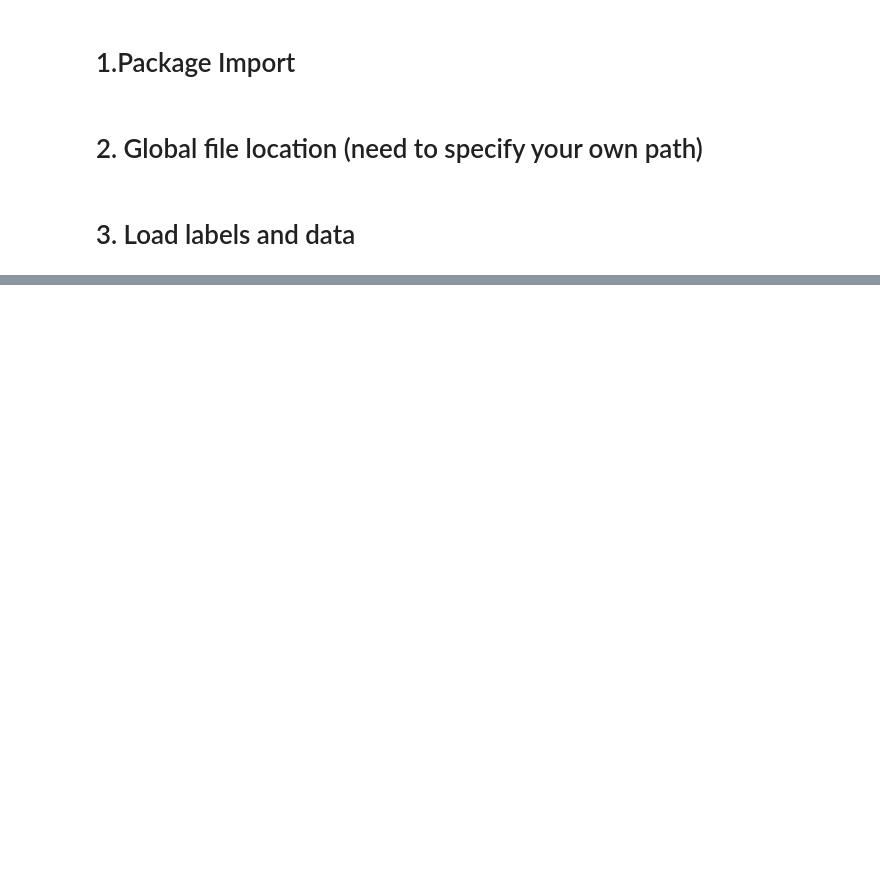
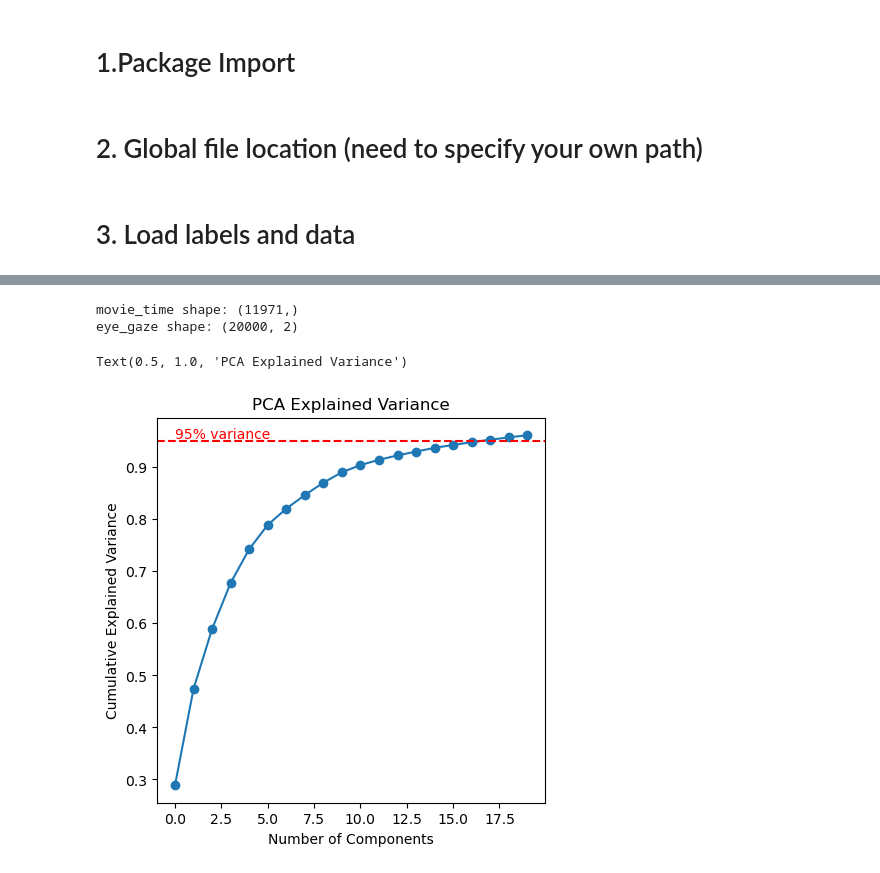
Before and after one commit to DanteLONG-NEO/CompNeuro_CDT, a Jupyter notebook: notebook/notebook.ipynb, the cells around one changed output, grey strips where cells are left out. Saved outputs shown, nothing was run; the diff lists cells and outputs as text; code cells hidden in the pictures; blank space fills up the shorter version.

```diff
--- a/notebook/notebook.ipynb
+++ b/notebook/notebook.ipynb
@@ -83,19 +97,24 @@ io.close()
 sub_nums = [41]
 
 data = load_data_into_dict.load_multimodal_subjects(
-    sub_nums=sub_nums,
+    sub_nums=[41],
     nwb_root=NWB_DIR,
     bids_root=BIDS_DIR,
     max_nwb_samples=20000,
-    load_fmri=False,
     resample_lfp=False,
-    use_movie_time_as_grid=False,
+    use_movie_time_as_grid=True,
+    compute_firing_rate=False,
+    compute_lfp_bandpower=False,
+    verbose=True,
 )
 
 print(data[41].keys())
-# print(data[41]['meta'])
+print(data[41]['meta'])
 print(data[41]["lfp_macro"].shape, data[41]["eye_gaze"].shape)
-print("n_units:", data[41]["meta"]["n_units"], "firing_rate:", data[41]["firing_rate"].shape)
+# print("n_units:", data[41]["meta"]["n_units"], "firing_rate:", data[41]["firing_rate"].shape)
 print("band keys:", list(data[41]["lfp_bandpower"].keys()))
 # data[41]["lfp_macro"][:, :5]
+x = data[41]["lfp_macro"]
+t = data[41]["time_grid"]
+print(x.shape, len(t))
 # %% [output]
@@ -104,25 +133,44 @@ TypeError: load_multimodal_subjects() got an unexpected keyword argument 'resamp
 eye_data = data[41]["eye_gaze"]
 print("movie_time shape:", data[41]["movie_time"].shape)
 print("eye_gaze shape:", eye_data.shape)
-print("eye_gaze sample:", eye_data[0])
+# %% [output]
+movie_time shape: (11971,)
+eye_gaze shape: (20000, 2)
 # %%
 from sklearn.decomposition import PCA
 from sklearn.preprocessing import StandardScaler
 from matplotlib import pyplot as plt
 
-X = data[41]["lfp_macro"][:100,:]
+X = data[41]["lfp_macro"][10000:10500, :]
 
 X_std = StandardScaler().fit_transform(X)
 
-pca = PCA(n_components=15)
+pca = PCA(n_components=20)
 X_pca = pca.fit_transform(X_std)
 
 plt.figure(figsize=(8, 5))
 plt.plot(np.cumsum(pca.explained_variance_ratio_), marker='o')
-plt.hlines(0.95, 0, len(pca.explained_variance_ratio_), colors='r', linestyles='dashed')
+plt.axhline(
+    y=0.95,
+    color='r',
+    linestyle='--',
+    label='95% variance'
+)
+
+plt.text(
+    x=0,
+    y=0.95,
+    s="95% variance",
+    color='r',
+    ha='left',
+    va='bottom'
+)
 plt.xlabel('Number of Components')
 plt.ylabel('Cumulative Explained Variance')
 plt.title('PCA Explained Variance')
+# %% [output]
+Text(0.5, 1.0, 'PCA Explained Variance')
+[figure, added]
 # %%
 import matplotlib.pyplot as plt
 
```
Also changed, not shown: parts of 5 cells of this notebook, 1 other file.
